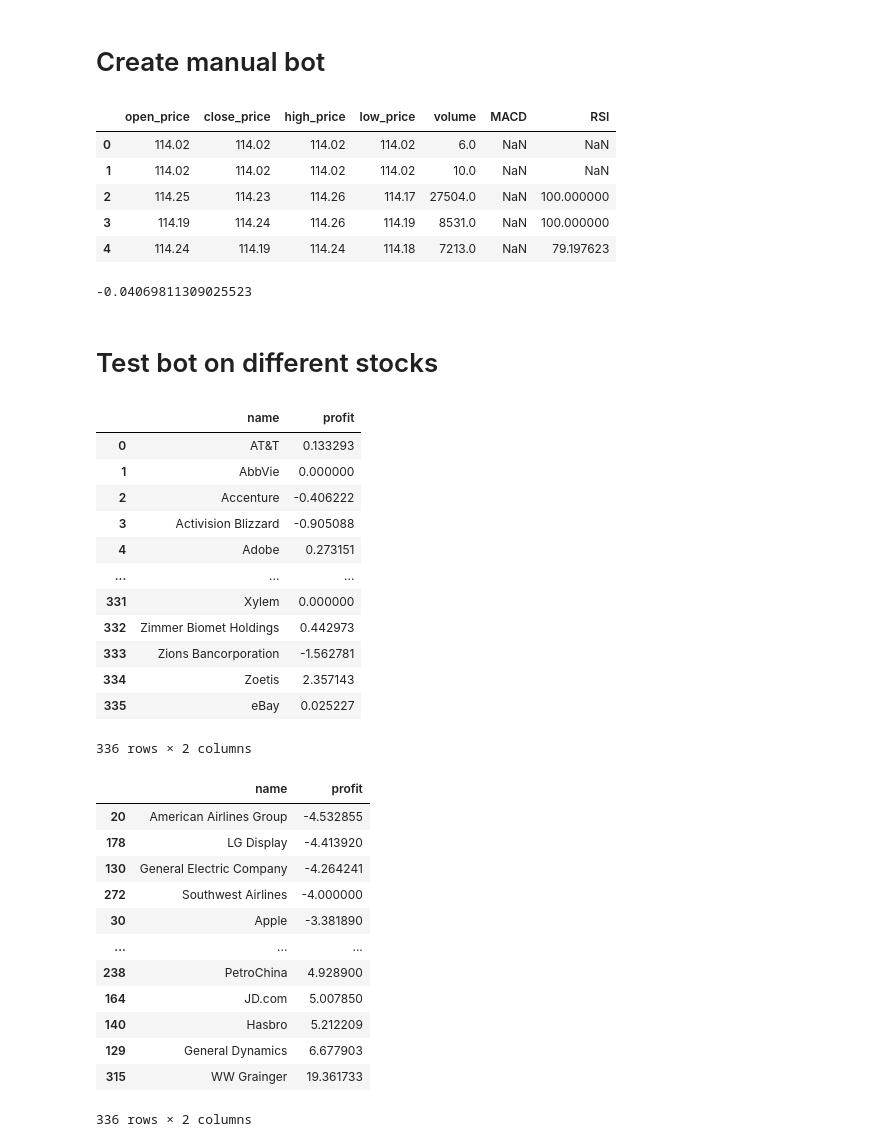
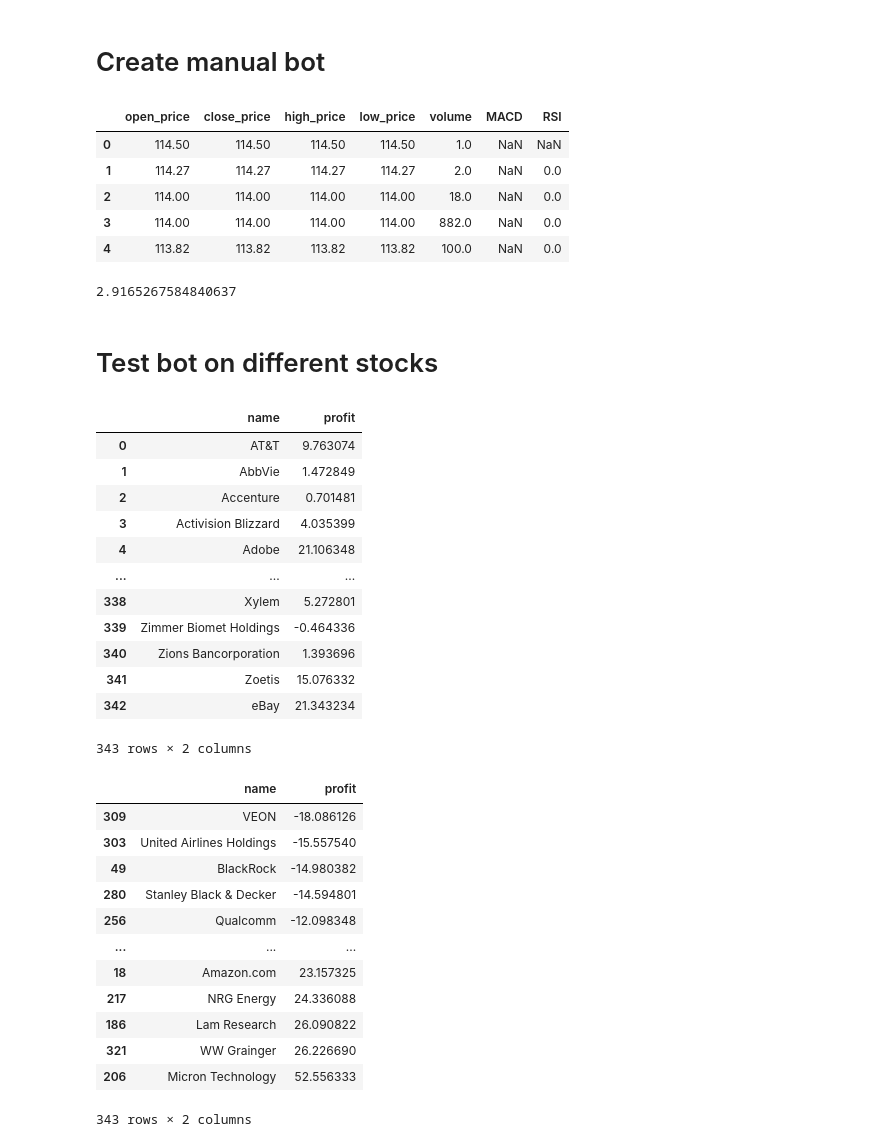
Before and after one commit to crabio/tinkoff-invest-bot, a Jupyter notebook: candles_analyzer/analyze.ipynb, the cells around one changed output. Saved outputs shown, nothing was run; the diff lists cells and outputs as text; code cells hidden in the pictures.

```diff
--- a/candles_analyzer/analyze.ipynb
+++ b/candles_analyzer/analyze.ipynb
@@ -10,7 +10,7 @@ import pandas as pd
 import matplotlib.pyplot as plt
 import pandas_ta as ta
 # %%
-df = pd.read_parquet("data.parquet")
+df = pd.read_parquet("data.parquet").sort_values("ts")
 # %%
 df.head()
 # %% [output]
@@ -65,23 +65,26 @@ Abbreviations:
 def preprocess_data(df):
     # Add MACD
     df.ta.macd(append=True)
-    df["MACD_12_26_9"]
 
     # Add RSI
-    df.ta.rsi(14, append=True)
+    df.ta.rsi(append=True)
 
     # Rename columns
-    df = df.rename(columns={"MACD_12_26_9": "MACD", "RSI_14": "RSI"})
+    df = df.rename(columns={
+        "MACD_12_26_9": "MACD",
+        "MACDs_12_26_9": "MACDs",
+        "MACDh_12_26_9": "MACDh",
+        "RSI_14": "RSI"})
 
+    # Calc RSI signals
     RSI_oversold_threshold = 30
     RSI_overbouht_threshold = 70
 
     df["RSI_oversold"] = df["RSI"] <= RSI_oversold_threshold
     df["RSI_overbought"] = df["RSI"] >= RSI_overbouht_threshold
 
-    df["MACD_diff"] = df["MACD"].diff()
-    df["MACD_crossover"] = (df["MACD_diff"] > 0) & (df["MACD_diff"].shift() < 0)
-    df["MACD_crossunder"] = (df["MACD_diff"] < 0) & (df["MACD_diff"].shift() > 0)
+    df["MACD_crossover"] = (df["MACDh"] > 0) & (df["MACDh"].shift() <= 0)
+    df["MACD_crossunder"] = (df["MACDh"] <= 0) & (df["MACDh"].shift() > 0)
 
     return df
 # %%
@@ -155,11 +178,11 @@ bot_df = sliding_window_df[["open_price","close_price","high_price","low_price",
 bot_df.head()
 # %% [output]
 |  | open_price | close_price | high_price | low_price | volume | MACD | RSI |
-| 0 | 114.02 | 114.02 | 114.02 | 114.02 | 6.0 | NaN | NaN |
-| 1 | 114.02 | 114.02 | 114.02 | 114.02 | 10.0 | NaN | NaN |
-| 2 | 114.25 | 114.23 | 114.26 | 114.17 | 27504.0 | NaN | 100.000000 |
-| 3 | 114.19 | 114.24 | 114.26 | 114.19 | 8531.0 | NaN | 100.000000 |
-| 4 | 114.24 | 114.19 | 114.24 | 114.18 | 7213.0 | NaN | 79.197623 |
+| 0 | 114.50 | 114.50 | 114.50 | 114.50 | 1.0 | NaN | NaN |
+| 1 | 114.27 | 114.27 | 114.27 | 114.27 | 2.0 | NaN | 0.0 |
+| 2 | 114.00 | 114.00 | 114.00 | 114.00 | 18.0 | NaN | 0.0 |
+| 3 | 114.00 | 114.00 | 114.00 | 114.00 | 882.0 | NaN | 0.0 |
+| 4 | 113.82 | 113.82 | 113.82 | 113.82 | 100.0 | NaN | 0.0 |
 # %%
 from bot import TradingBot
 
@@ -173,7 +196,7 @@ for index, data in bot_df.iterrows():
 
 bot.profit * 100
 # %% [output]
--0.04069811309025523
+2.9165267584840637
 # %% [markdown]
 # Test bot on different stocks
 # %%
@@ -195,39 +218,41 @@ def test_bot_profit(df):
 # %%
 bot_profit_df = pd.DataFrame()
 
 for stock_name, stock_df in df.groupby("name"):
-    profit = test_bot_profit(stock_df)
+    # Check size of dataset
+    if stock_df.shape[0] > 8 * 60:
+        profit = test_bot_profit(stock_df)
 
-    bot_profit_df = bot_profit_df.append({"name":stock_name,"profit":profit}, ignore_index=True)
+        bot_profit_df = bot_profit_df.append({"name":stock_name,"profit":profit}, ignore_index=True)
 
 bot_profit_df
 # %% [output]
 |  | name | profit |
-| 0 | AT&T | 0.133293 |
-| 1 | AbbVie | 0.000000 |
-| 2 | Accenture | -0.406222 |
-| 3 | Activision Blizzard | -0.905088 |
-| 4 | Adobe | 0.273151 |
+| 0 | AT&T | 9.763074 |
+| 1 | AbbVie | 1.472849 |
+| 2 | Accenture | 0.701481 |
+| 3 | Activision Blizzard | 4.035399 |
+| 4 | Adobe | 21.106348 |
 | ... | ... | ... |
-| 331 | Xylem | 0.000000 |
-| 332 | Zimmer Biomet Holdings | 0.442973 |
-| 333 | Zions Bancorporation | -1.562781 |
-| 334 | Zoetis | 2.357143 |
-| 335 | eBay | 0.025227 |
+| 338 | Xylem | 5.272801 |
+| 339 | Zimmer Biomet Holdings | -0.464336 |
+| 340 | Zions Bancorporation | 1.393696 |
+| 341 | Zoetis | 15.076332 |
+| 342 | eBay | 21.343234 |
-336 rows × 2 columns
+343 rows × 2 columns
 # %%
 bot_profit_df.sort_values("profit")
 # %% [output]
 |  | name | profit |
-| 20 | American Airlines Group | -4.532855 |
-| 178 | LG Display | -4.413920 |
-| 130 | General Electric Company | -4.264241 |
-| 272 | Southwest Airlines | -4.000000 |
-| 30 | Apple | -3.381890 |
+| 309 | VEON | -18.086126 |
+| 303 | United Airlines Holdings | -15.557540 |
+| 49 | BlackRock | -14.980382 |
+| 280 | Stanley Black & Decker | -14.594801 |
+| 256 | Qualcomm | -12.098348 |
 | ... | ... | ... |
-| 238 | PetroChina | 4.928900 |
-| 164 | JD.com | 5.007850 |
-| 140 | Hasbro | 5.212209 |
-| 129 | General Dynamics | 6.677903 |
-| 315 | WW Grainger | 19.361733 |
+| 18 | Amazon.com | 23.157325 |
+| 217 | NRG Energy | 24.336088 |
+| 186 | Lam Research | 26.090822 |
+| 321 | WW Grainger | 26.226690 |
+| 206 | Micron Technology | 52.556333 |
-336 rows × 2 columns
+343 rows × 2 columns
```
Also changed, not shown: parts of 6 cells of this notebook.
